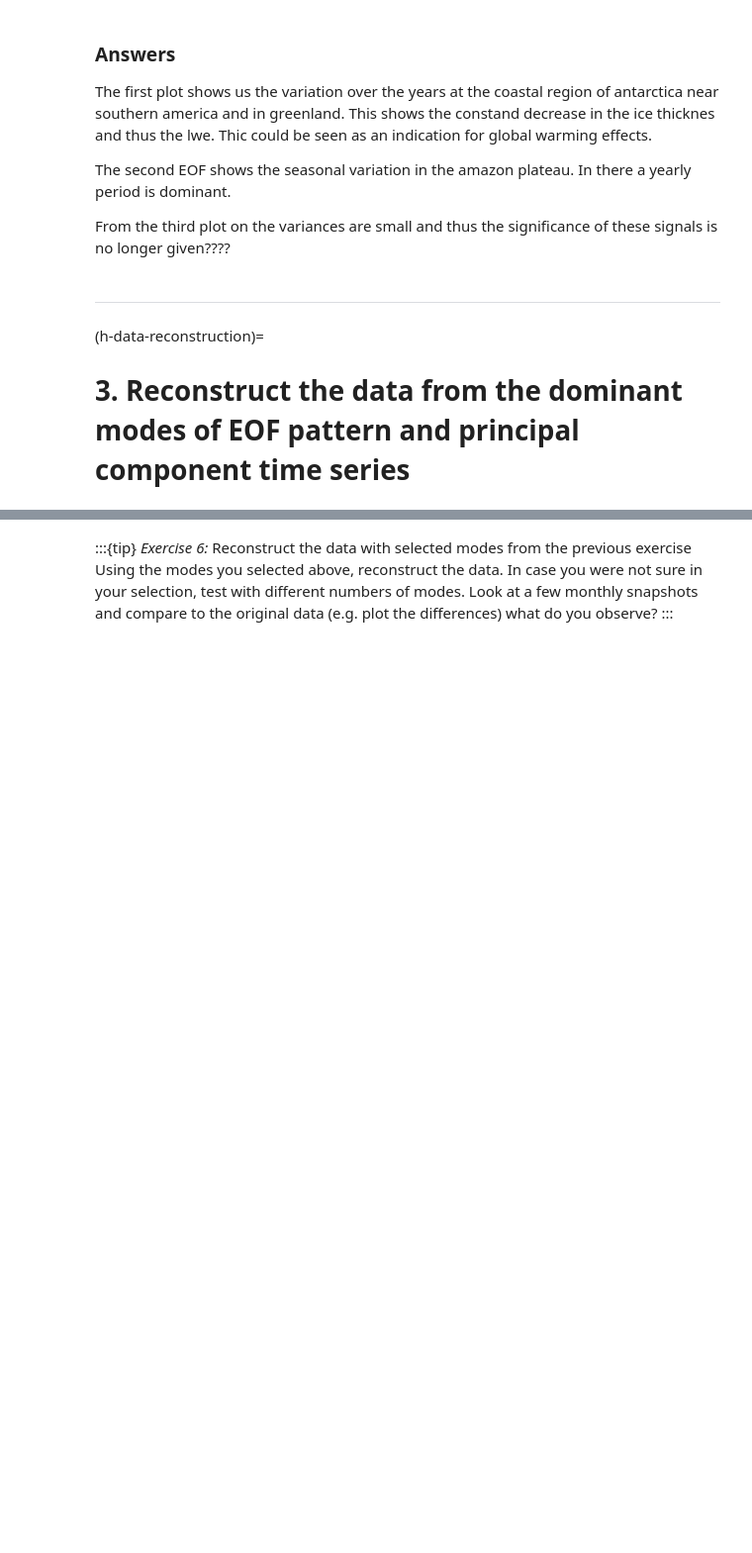
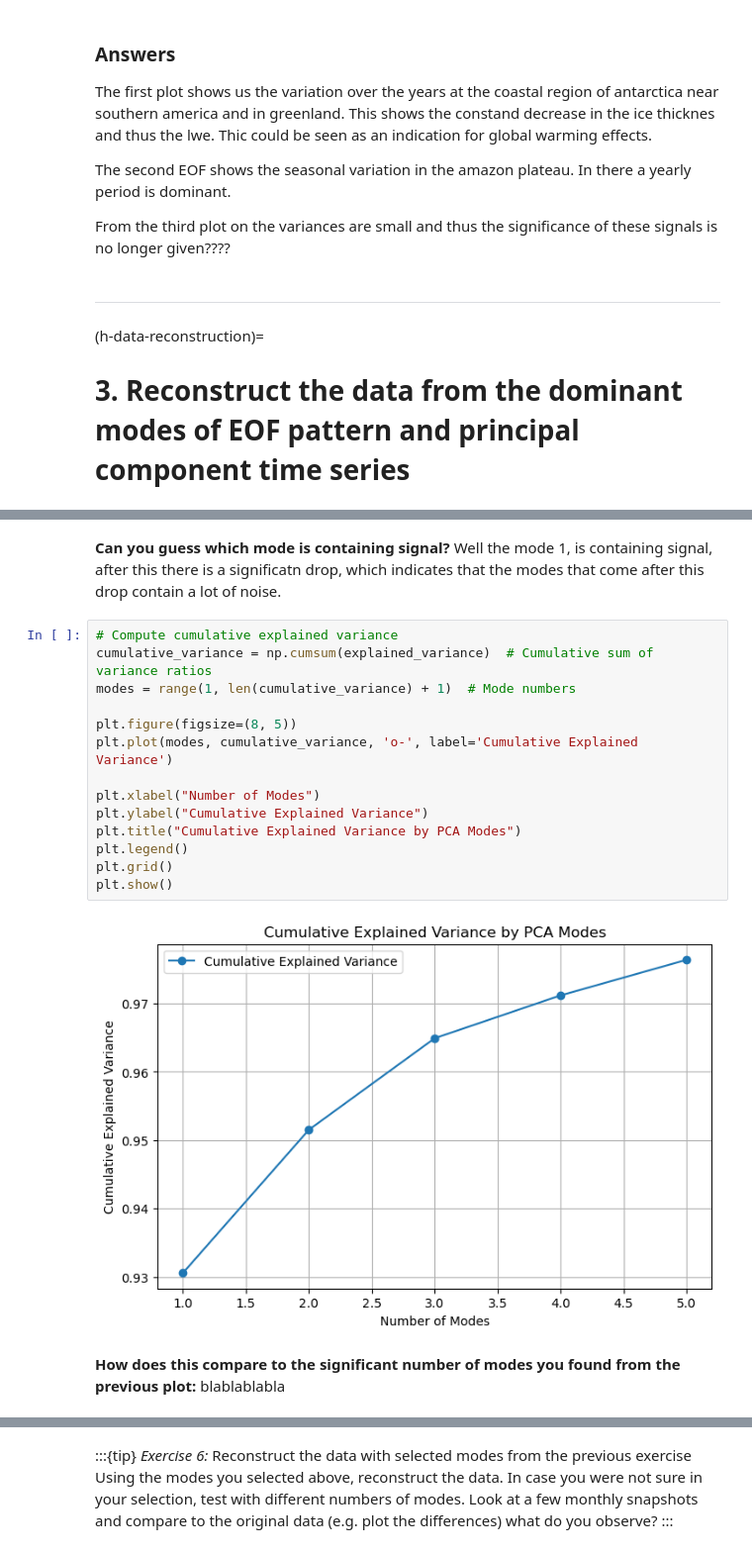
Before and after one commit to faehdy/Space_Data_Kernel, a Jupyter notebook: Grace/Homeworks/Homework_week_2_assignment.ipynb, the cells around one changed output, grey strips where cells are left out. Shown at 99% size. Drawn from its saved outputs; the diff is of its cells as text; blank space fills up the shorter version.

```diff
--- a/Grace/Homeworks/Homework_week_2_assignment.ipynb
+++ b/Grace/Homeworks/Homework_week_2_assignment.ipynb
@@ -190,0 +219,21 @@ For data reconstruction, only the dominant modes are used, so that most of the v
+# %% [markdown]
+**Can you guess which mode is containing signal?** Well the mode 1, is containing signal, after this there is a significatn drop, which indicates that the modes that come after this drop contain a lot of noise.
+# %%
+# Compute cumulative explained variance
+cumulative_variance = np.cumsum(explained_variance)  # Cumulative sum of variance ratios
+modes = range(1, len(cumulative_variance) + 1)  # Mode numbers
+
+plt.figure(figsize=(8, 5))
+plt.plot(modes, cumulative_variance, 'o-', label='Cumulative Explained Variance')
+
+plt.xlabel("Number of Modes")
+plt.ylabel("Cumulative Explained Variance")
+plt.title("Cumulative Explained Variance by PCA Modes")
+plt.legend()
+plt.grid()
+plt.show()
+# %% [output]
+[figure, added]
+# %% [markdown]
+**How does this compare to the significant number of modes you found from the previous plot:**
+blablablabla
```
Also changed, not shown: parts of 6 cells of this notebook.
